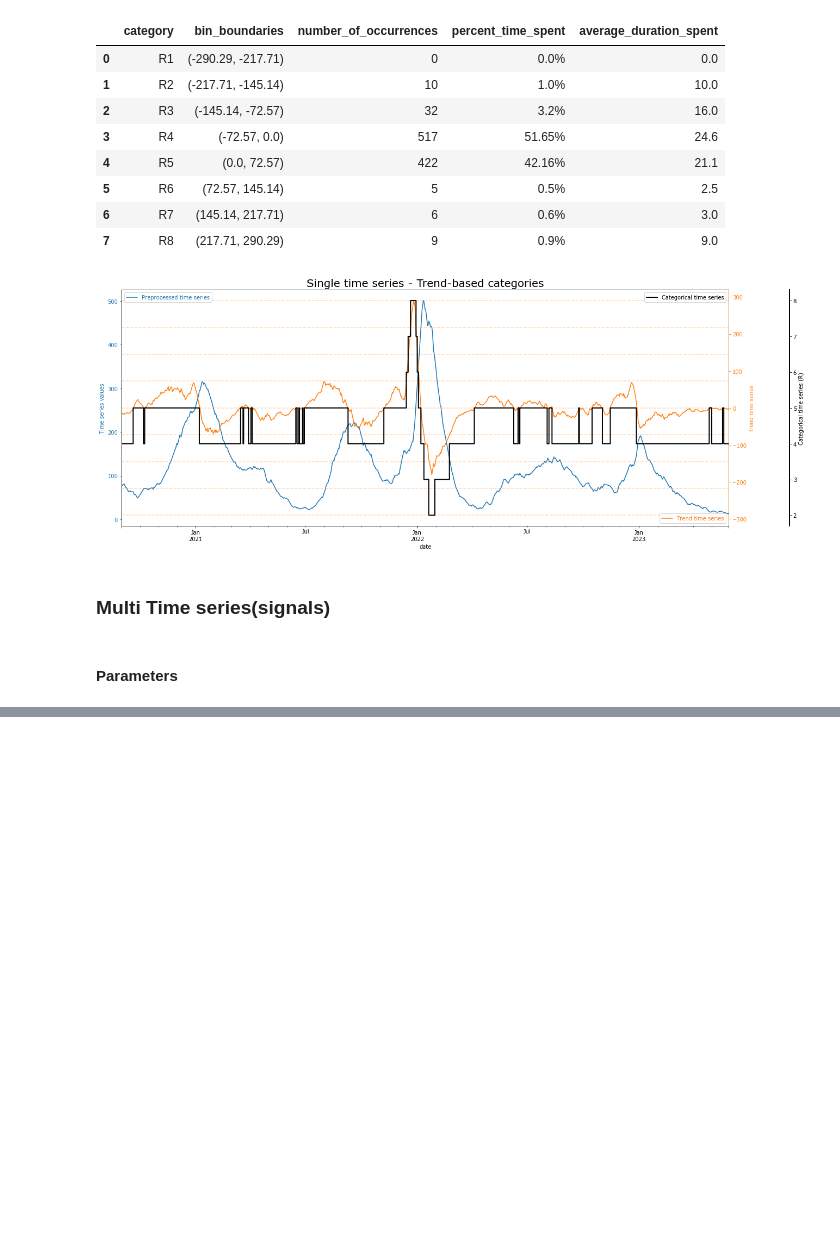
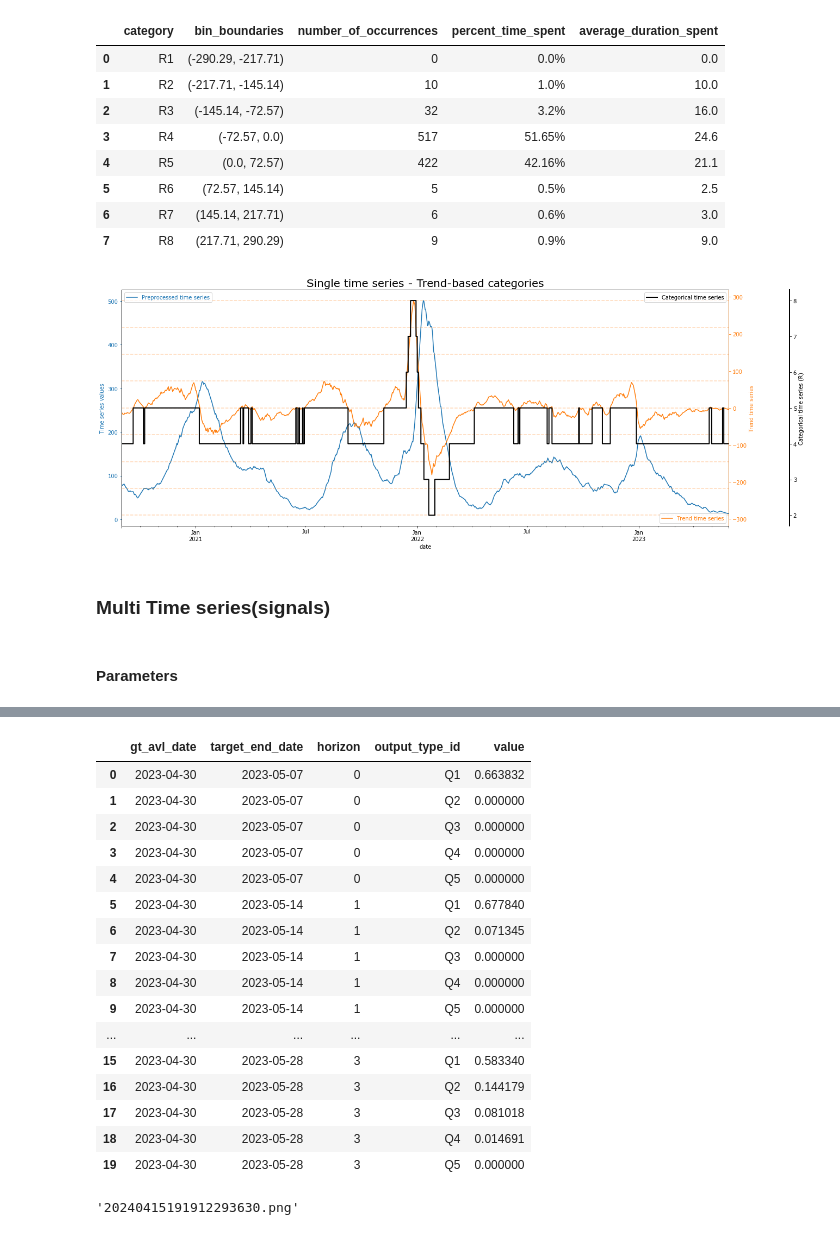
Before and after one commit to NSSAC/PEpiTA, a Jupyter notebook: workflow_notebook.ipynb, the cells around one changed output, grey strips where cells are left out. Drawn from its saved outputs; the diff is of its cells as text; code cells hidden in the pictures; blank space fills up the shorter version.

```diff
--- a/workflow_notebook.ipynb
+++ b/workflow_notebook.ipynb
@@ -250,0 +227,24 @@ forecast.fcast_example()
+# %%
+cat_fct
+# %% [output]
+|  | gt_avl_date | target_end_date | horizon | output_type_id | value |
+| 0 | 2023-04-30 | 2023-05-07 | 0 | Q1 | 0.663832 |
+| 1 | 2023-04-30 | 2023-05-07 | 0 | Q2 | 0.000000 |
+| 2 | 2023-04-30 | 2023-05-07 | 0 | Q3 | 0.000000 |
+| 3 | 2023-04-30 | 2023-05-07 | 0 | Q4 | 0.000000 |
+| 4 | 2023-04-30 | 2023-05-07 | 0 | Q5 | 0.000000 |
+| 5 | 2023-04-30 | 2023-05-14 | 1 | Q1 | 0.677840 |
+| 6 | 2023-04-30 | 2023-05-14 | 1 | Q2 | 0.071345 |
+| 7 | 2023-04-30 | 2023-05-14 | 1 | Q3 | 0.000000 |
+| 8 | 2023-04-30 | 2023-05-14 | 1 | Q4 | 0.000000 |
+| 9 | 2023-04-30 | 2023-05-14 | 1 | Q5 | 0.000000 |
+| ... | ... | ... | ... | ... | ... |
+| 15 | 2023-04-30 | 2023-05-28 | 3 | Q1 | 0.583340 |
+| 16 | 2023-04-30 | 2023-05-28 | 3 | Q2 | 0.144179 |
+| 17 | 2023-04-30 | 2023-05-28 | 3 | Q3 | 0.081018 |
+| 18 | 2023-04-30 | 2023-05-28 | 3 | Q4 | 0.014691 |
+| 19 | 2023-04-30 | 2023-05-28 | 3 | Q5 | 0.000000 |
+# %%
+visualize.cat_fcast_plot(cat_fct)
+# %% [output]
+'20240415191912293630.png'
```
Also changed, not shown: parts of 9 cells of this notebook, 2 other files.
